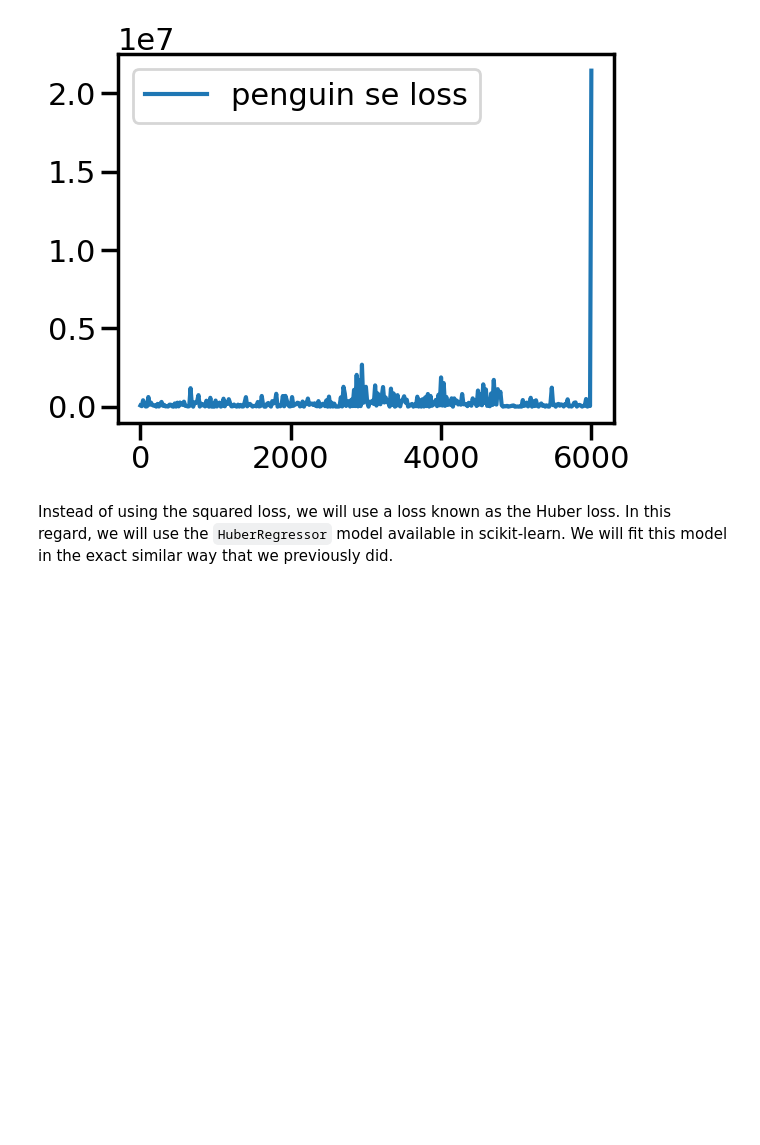
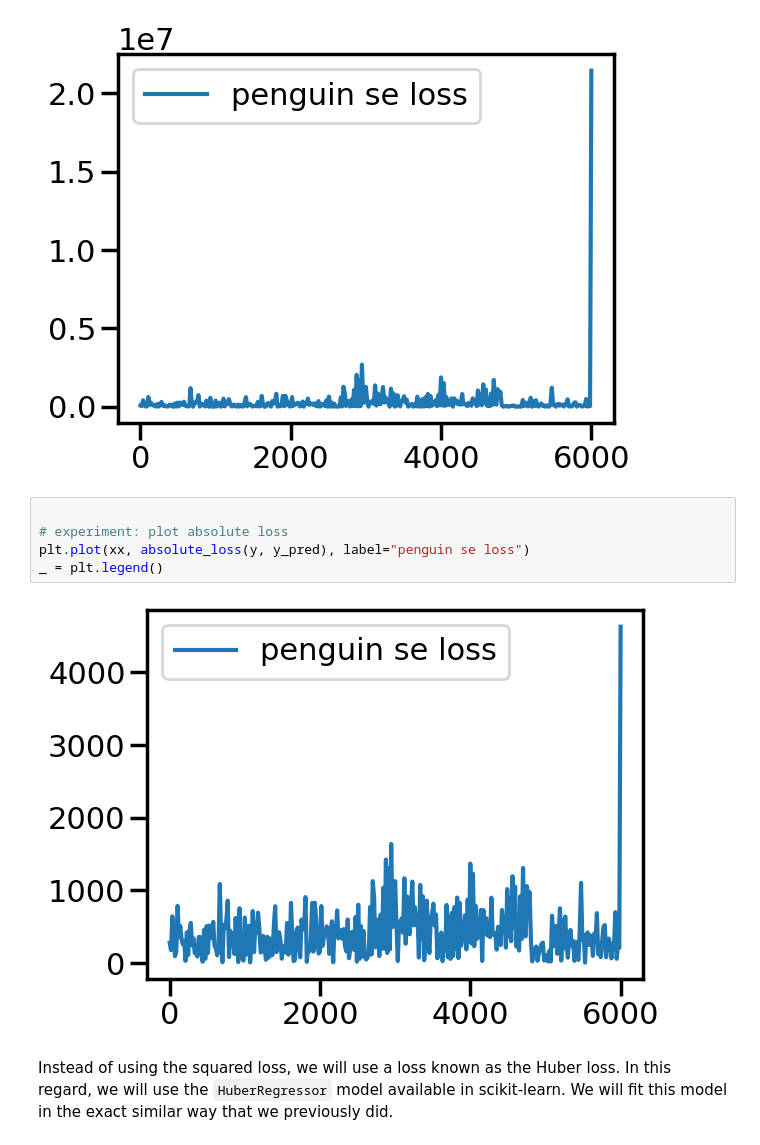
Before and after one commit to StefanieSenger/datascience_middle_course, a Jupyter notebook: 02_linear_models/01_linear_model_losses.ipynb, the cells around one changed output. Cells and saved outputs as stored; diff of their text form; blank space fills up the shorter version.

```diff
--- a/02_linear_models/01_linear_model_losses.ipynb
+++ b/02_linear_models/01_linear_model_losses.ipynb
@@ -169,6 +169,13 @@ _ = plt.legend()
 # we can see the outlier's loss to the right
 # %% [output]
 [figure]
+# %%
+
+# experiment: plot absolute loss
+plt.plot(xx, absolute_loss(y, y_pred), label="penguin se loss")
+_ = plt.legend()
+# %% [output]
+[figure, added]
 # %% [markdown]
 Instead of using the squared loss, we will use a loss known as the Huber loss. In this regard, we will use the `HuberRegressor` model available in scikit-learn. We will fit this model in the exact similar way that we previously did.
 # %%
```
Also changed, not shown: 3 other files.
